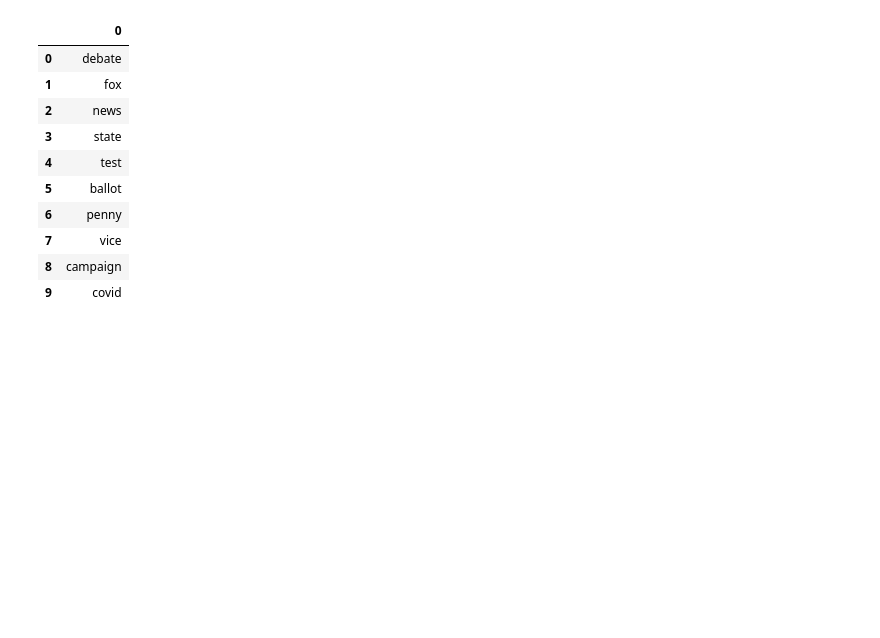
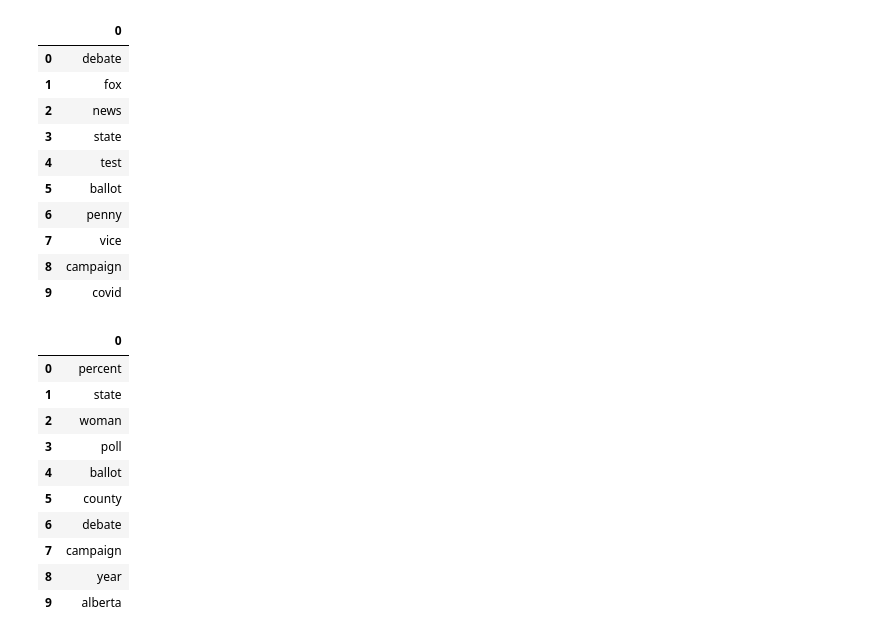
Before and after one commit to Parkjiwonha/Election_predict, a Jupyter notebook: news.ipynb, the cells around one changed output. Cells and saved outputs as stored; diff of their text form; code cells hidden in the pictures; blank space fills up the shorter version.

```diff
--- a/news.ipynb
+++ b/news.ipynb
@@ -562,3 +554,24 @@ pd.DataFrame(result)
 | 7 | vice |
 | 8 | campaign |
 | 9 | covid |
+# %%
+Left=Left.sum(axis=0)
+Left=Left.argsort()[::-1]
+result=[]
+voca={j:i for i,j in tf.vocabulary_.items()}
+for j in Left[:10]:
+    result.append(voca[j])
+
+pd.DataFrame(result)
+# %% [output]
+|  | 0 |
+| 0 | percent |
+| 1 | state |
+| 2 | woman |
+| 3 | poll |
+| 4 | ballot |
+| 5 | county |
+| 6 | debate |
+| 7 | campaign |
+| 8 | year |
+| 9 | alberta |
```
Also changed, not shown: parts of 1 cell of this notebook.
